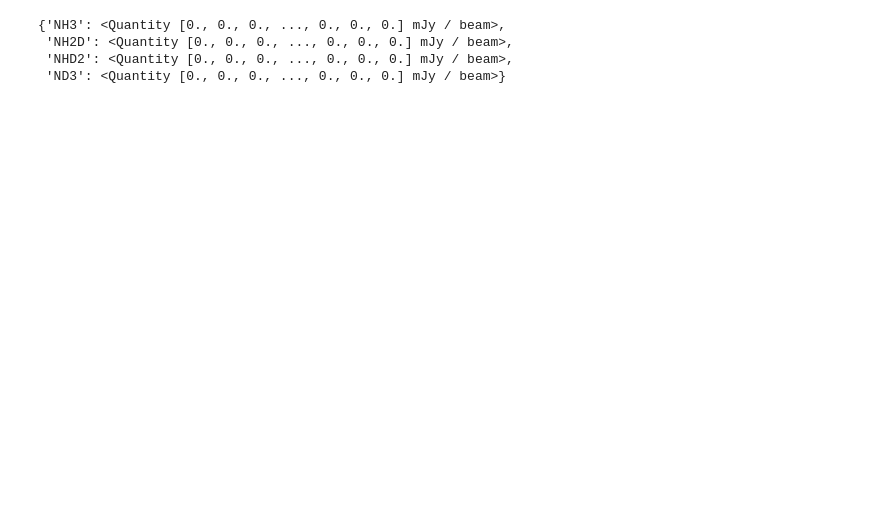
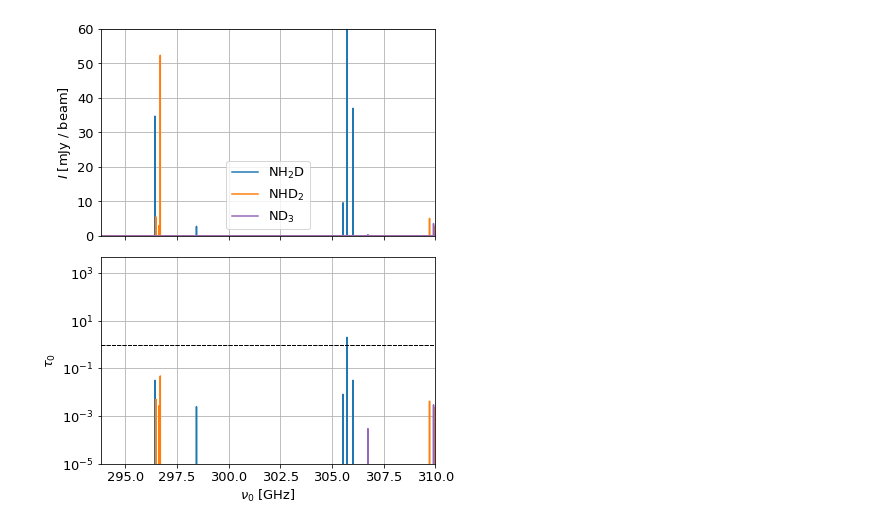
Before and after one commit to yyamato-as/Cycle9_deuterated_ammonia, a Jupyter notebook: estimate_intensity.ipynb, the cells around one changed output. Saved outputs shown, nothing was run; the diff lists cells and outputs as text; code cells hidden in the pictures; blank space fills up the shorter version.

```diff
--- a/estimate_intensity.ipynb
+++ b/estimate_intensity.ipynb
@@ -78,19 +87,34 @@ line_query
      ND3 1(0)0a-0(0)0s 309.90949    -3.58706   22.40913    30.0 14.87322}
 # %%
 # assume IRAS 16293 abundance
+# specie = ["NH2D", "NHD2"]
 
 N = {'NH3': 5.3e20 * 0.05,
      'NH2D': 5.3e20 * 0.05 * 4e-3,
      'NHD2': 5.3e20 * 0.05 * 4e-3 * 1.8e-2,
-     'ND3': 5.3e20 * 0.05 * 4e-3 * 1.8e-2 * 1.8e-2,
+     'ND3': 5.3e20 * 0.05 * 4e-3 * 1.8e-2 * 1.7e-2,
      #'15NH3': 5.3e20 * 0.05 / 300.
     }
 
+# N = {'NH3': 9.5e19,
+#      'NH2D': 3.8e17,
+#      'NHD2': 6.9e15,
+#      'ND3': 5.3e20 * 0.05 * 4e-3 * 1.8e-2 * 1.8e-1,
+#      "CH3OH": 1.3e19
+#      #'15NH3': 5.3e20 * 0.05 / 300.
+#     }
+
+# N = {"NH2D": 4.9e17,
+#      "NHD2": 8.8e15,
+#      "ND3": 1.5e14}
+
 Tex = 130
+# Tex = 200
+# Tex = 160
 DeltaV = 2.0
 
-beam = 0.7 * u.arcsec # in arcsec
-source_size = 0.7 * u.arcsec # in arcsec
+beam = 0.5 * u.arcsec # in arcsec
+source_size = 0.5 * u.arcsec # in arcsec
 f = source_size ** 2 / (source_size ** 2 + beam ** 2)
 beam_area = np.pi / (4 * np.log(2)) * beam ** 2
 
@@ -100,34 +124,70 @@ nu_max = nu_range[1].value*1e9
 dnu = nu_min / ckms * DeltaV / 5.0
 nu = np.arange(nu_min, nu_max, dnu)
 
 I_all = {}
 tau_all = {}
 for s in specie:
     I_all_s = 0
     tau_all_s = 0
     for trans in line_query[s]:
         I, t = LTEmodel(
             nu=nu,
             nu0=trans["nu0 [GHz]"] * 1e9,
             g_u=trans["g_u"],
             E_u=trans["E_u [K]"],
             A_ul=10 ** trans["logA [s^-1]"],
             N=N[s],
             Tex=Tex,
             DeltaV=DeltaV,
             f=f,
             Q=pf[s](Tex),
         )
 
 
 
         I_all_s += I.to(u.Jy/u.sr)
         tau_all_s += t
     I_all[s] = I_all_s.to(u.mJy/u.beam, equivalencies=u.beam_angular_area(beam_area))
     tau_all[s] = tau_all_s
 I_all
+import matplotlib.pyplot as plt
+from matplotlib import ticker
+
+plt.rcParams['font.size'] = 13
+
+fig, ax = plt.subplots(2, 1, figsize=(6, 8), sharex=True)
+
+xlim = (293.8, 310)
+# xlim = (309.8, 310)
+#xlim = (318, 322)
+color = {'NH2D': 'tab:blue',
+         'NHD2': 'tab:orange',
+         'ND3': 'tab:purple',
+         "CH3OH": "tab:green"
+         #"ND3": "tab:green",
+         }
+
+label = {'NH3': 'NH$_3$',
+         'NH2D': 'NH$_2$D',
+         'NHD2': 'NHD$_2$',
+         'ND3': 'ND$_3$',
+         "CH3OH": "CH$_3$OH"}
+
+for s in specie:
+    # intenisty
+    ax[0].plot(nu*1e-9, I_all[s], color=color[s], label=label[s])
+    ax[0].set(xlim=xlim, ylim=(0, 60), ylabel=r'$I$ [mJy / beam]')
+    #ax[0].xaxis.set_major_locator(ticker.MultipleLocator(1.0))
+    #ax[0].yaxis.set_minor_locator(ticker.MultipleLocator(1.0))
+    ax[0].legend()
+
+    # tau
+    ax[1].plot(nu*1e-9, tau_all[s], color=color[s])
+    ax[1].axhline(y=1.0, color='black', ls='--', lw=1.0)
+    ax[1].set(xlim=xlim, xlabel=r'$\nu_0$ [GHz]', ylabel=r'$\tau_0$', yscale='log', ylim=(1e-5, 5e3))
+
+ax[0].grid()
+ax[1].grid()
+plt.subplots_adjust(hspace=0.1)
 # %% [output]
-{'NH3': <Quantity [0., 0., 0., ..., 0., 0., 0.] mJy / beam>,
- 'NH2D': <Quantity [0., 0., 0., ..., 0., 0., 0.] mJy / beam>,
- 'NHD2': <Quantity [0., 0., 0., ..., 0., 0., 0.] mJy / beam>,
- 'ND3': <Quantity [0., 0., 0., ..., 0., 0., 0.] mJy / beam>}
+[figure, added]
```
Also changed, not shown: parts of 3 cells of this notebook.
